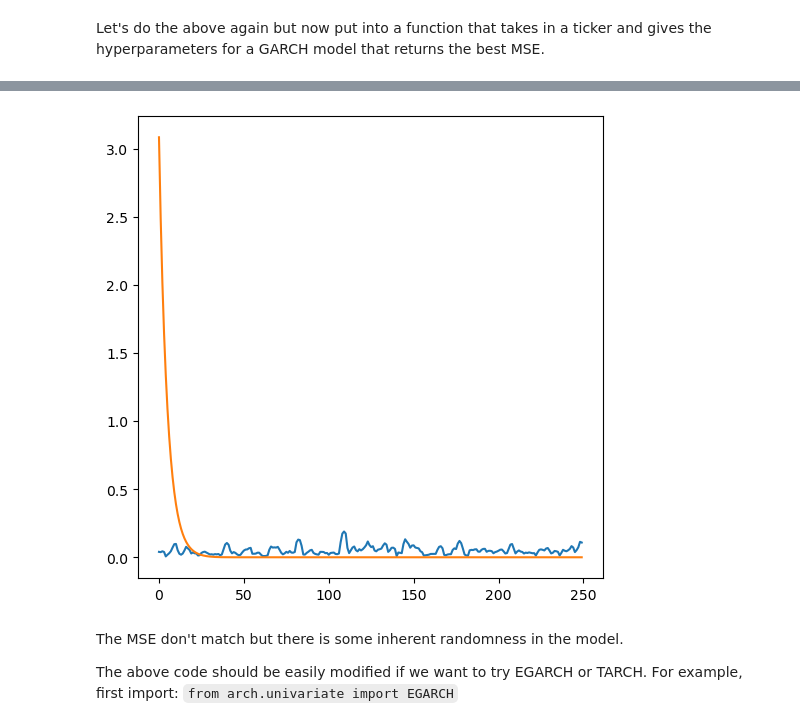
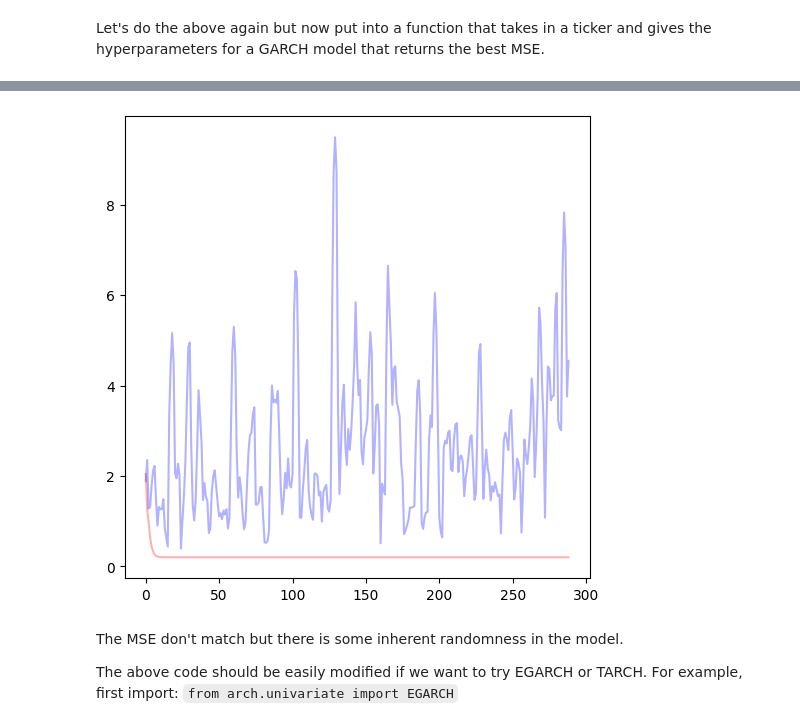
Before and after one commit to sunscorched/OptionsPricing, a Jupyter notebook: arch.ipynb, the cells around one changed output, grey strips where cells are left out. Drawn from its saved outputs; the diff is of its cells as text; code cells hidden in the pictures.

Commit message:
HARX and EGARCH model implemented

```diff
--- a/arch.ipynb
+++ b/arch.ipynb
@@ -84,3 +92,3 @@ In the following code, we make training and testing datasets from Apple's histor
 # %%
-train = apple_historical_data[:'2024-12-01 00:00:00-05:00']['Close_Scaled'] # for options pricing, we want the volatility of the underlying stock, not the returns
-test = apple_historical_data['2024-12-01 00:00:00-05:00':]['Close_Scaled']
+train = apple_historical_data[:'2023-12-01 00:00:00-05:00']['Close'] # for options pricing, we want the volatility of the underlying stock, not the returns
+test = apple_historical_data['2023-12-01 00:00:00-05:00':]['Close']
@@ -152,0 +182,14 @@ Best models sorted by MSE:
+# %%
+forecasttest = best_model.forecast(horizon=len(test), method='simulation')
+close_predictions = forecasttest.mean.values.reshape([293,])
+close_variance = np.sqrt(forecasttest.variance.values.reshape([293,]))
+
+# Because the rolling window has to drop some NaN values, we need to align forecast length here
+forecast_vol = np.sqrt(forecasttest.variance.iloc[-1][:len(realized_vol)])
+
+
+mse = np.mean((realized_vol.values - forecast_vol.values) ** 2)
+
+print(mse)
+print(forecasttest.simulations.values)
+print(forecasttest.simulated_residuals)
@@ -169,11 +256,11 @@ def bestModel(ticker,date, metric, Window,P,Q):
     # Fetch historical market data
     historical_data = tick.history(period="max") # data for the entire history of Apple
 
-    scale = StandardScaler()
-    historical_data[metric + '_Scaled'] = scale.fit_transform(historical_data[[metric]])
+    #scale = StandardScaler()
+    #historical_data[metric + '_Scaled'] = scale.fit_transform(historical_data[[metric]])
 
-    train = historical_data[:date][metric + '_Scaled'] # for options pricing, we want the volatility of the underlying stock, not the returns
-    test = historical_data[date:][metric + '_Scaled']
+    train = historical_data[:date][metric]# + '_Scaled'] # for options pricing, we want the volatility of the underlying stock, not the returns
+    test = historical_data[date:][metric]# + '_Scaled']
 
     realized_vol = test.rolling(window=Window).std().dropna()
 
@@ -251,6 +342,3 @@ Best models sorted by MSE
-# %%
-train = apple_historical_data[:'2023-12-31']['Close_Scaled'] # for options pricing, we want the volatility of the underlying stock, not the returns
-test = apple_historical_data['2023-12-31':]['Close_Scaled']
 # %%
 realized_vol = test.rolling(window=5).std().dropna()
 
@@ -288,15 +372,15 @@ See scipy.optimize.fmin_slsqp for code meaning.
 # %%
 # Plot daily closing price
 plt.figure(figsize=(6, 6))
-plt.plot(realized_vol.values)#, color = 'b', alpha = 0.3)
-plt.plot(forecast_vol.values)#, color = 'r', alpha = 0.3)
+plt.plot(realized_vol.values, color = 'b', alpha = 0.3)
+plt.plot(forecast_vol.values, color = 'r', alpha = 0.3)
 #plt.xlabel('Date')
 
 #plt.title('Rolling Volatility (n=30)')
 #plt.xticks(rotation=45)  # Rotate x-axis labels for readability
 plt.show()
 # %% [output]
-[figure, old version]
+[figure, new version]
 # %% [markdown]
 The MSE don't match but there is some inherent randomness in the model.
 
```
Also changed, not shown: parts of 13 cells of this notebook.
